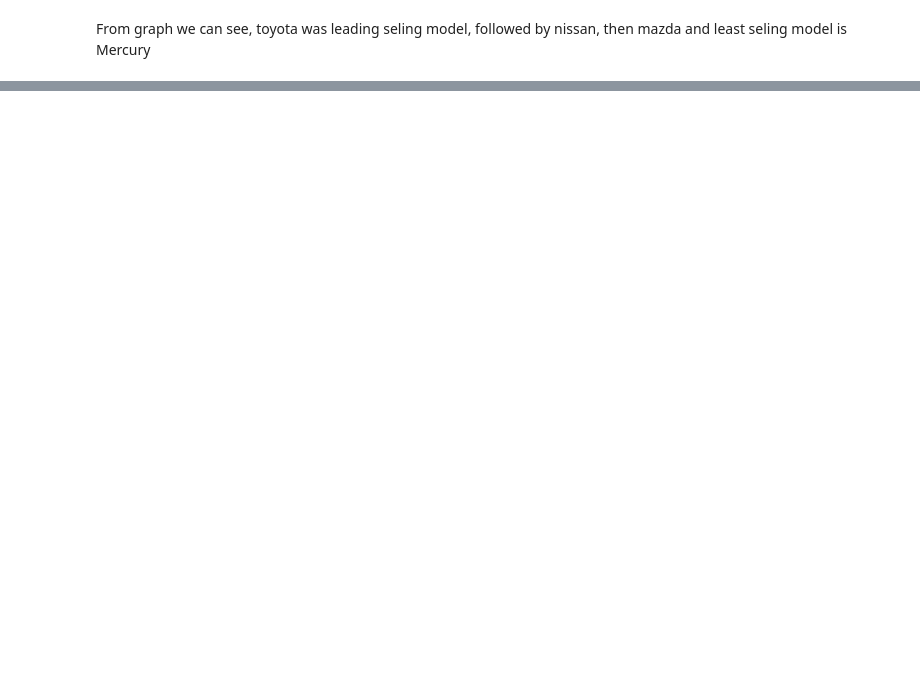
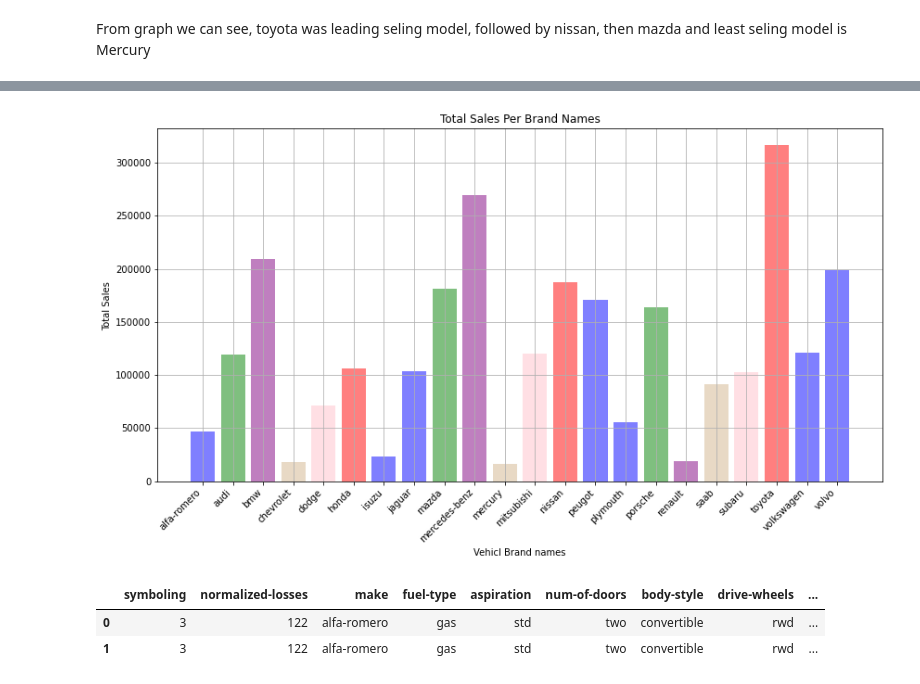
Before and after one commit to thejosec01/used_car, a Jupyter notebook: used-car price prediction.ipynb, the cells around one changed output, grey strips where cells are left out. Drawn from its saved outputs; the diff is of its cells as text; code cells hidden in the pictures; blank space fills up the shorter version.

```diff
--- a/used-car price prediction.ipynb
+++ b/used-car price prediction.ipynb
@@ -489,0 +553,3 @@ From graph  we can see, toyota was leading seling model, followed by nissan, the
+# %%
+Make_total_sales=pd.DataFrame(data.groupby(['make'])['price'].sum()).reset_index(inplace=False)
+Make_total_sales.head()
@@ -489,0 +563,25 @@ From graph  we can see, toyota was leading seling model, followed by nissan, the
+# %%
+colors = ['blue', 'green', 'purple', 'tan', 'pink', 'red', 'blue']
+
+
+car_names=list(Make_total_sales['make'])
+y_pos =np.arange(len(car_names))
+Total_sales = Make_total_sales['price']
+
+plt.figure(figsize=(14,7))
+plt.bar(y_pos, Total_sales, align='center', color=colors, alpha=0.5)
+plt.xticks(y_pos, car_names, rotation =45, ha='right')
+
+plt.xlabel('Vehicl Brand names')
+plt.ylabel('Total Sales ')
+plt.title('Total Sales Per Brand Names')
+plt.grid(True)
+plt.show()
+# %% [output]
+[figure, added]
+# %%
+data.head(2)
+# %% [output]
+|  | symboling | normalized-losses | make | fuel-type | aspiration | num-of-doors | body-style | drive-wheels | ... |
+| 0 | 3 | 122 | alfa-romero | gas | std | two | convertible | rwd | ... |
+| 1 | 3 | 122 | alfa-romero | gas | std | two | convertible | rwd | ... |
```
Also changed, not shown: parts of 12 cells of this notebook.
